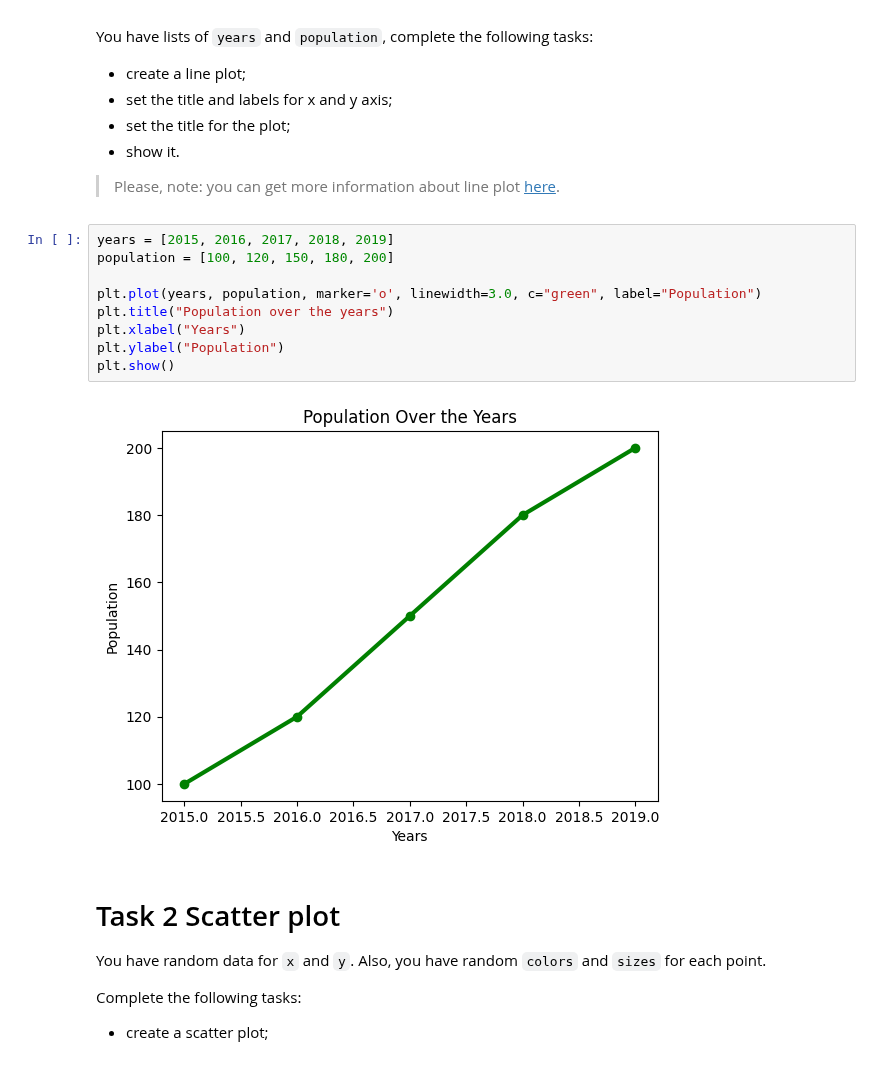
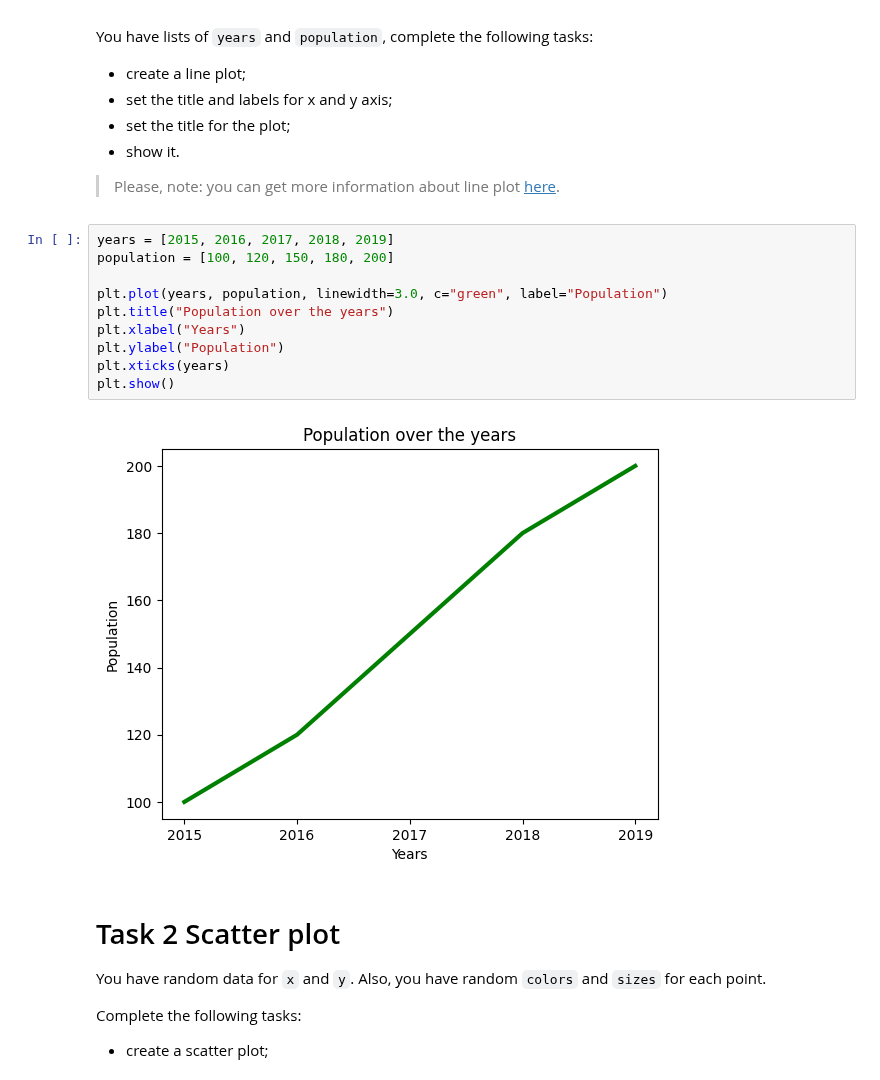
Before and after one commit to mate-academy/py-matplotlib, a Jupyter notebook: app/matplotlib.ipynb, the cells around one changed output. Drawn from its saved outputs; the diff is of its cells as text.

Commit message:
Fixed quotes and float years

```diff
--- a/app/matplotlib.ipynb
+++ b/app/matplotlib.ipynb
@@ -19,14 +19,15 @@ You have lists of `years` and `population`, complete the following tasks:
 # %%
 years = [2015, 2016, 2017, 2018, 2019]
 population = [100, 120, 150, 180, 200]
 
-plt.plot(years, population, marker='o', linewidth=3.0, c="green", label="Population")
+plt.plot(years, population, linewidth=3.0, c="green", label="Population")
 plt.title("Population over the years")
 plt.xlabel("Years")
 plt.ylabel("Population")
+plt.xticks(years)
 plt.show()
 # %% [output]
-[figure, old version]
+[figure, new version]
 # %% [markdown]
 # Task 2 Scatter plot
 
```
Also changed, not shown: parts of 1 cell of this notebook.
